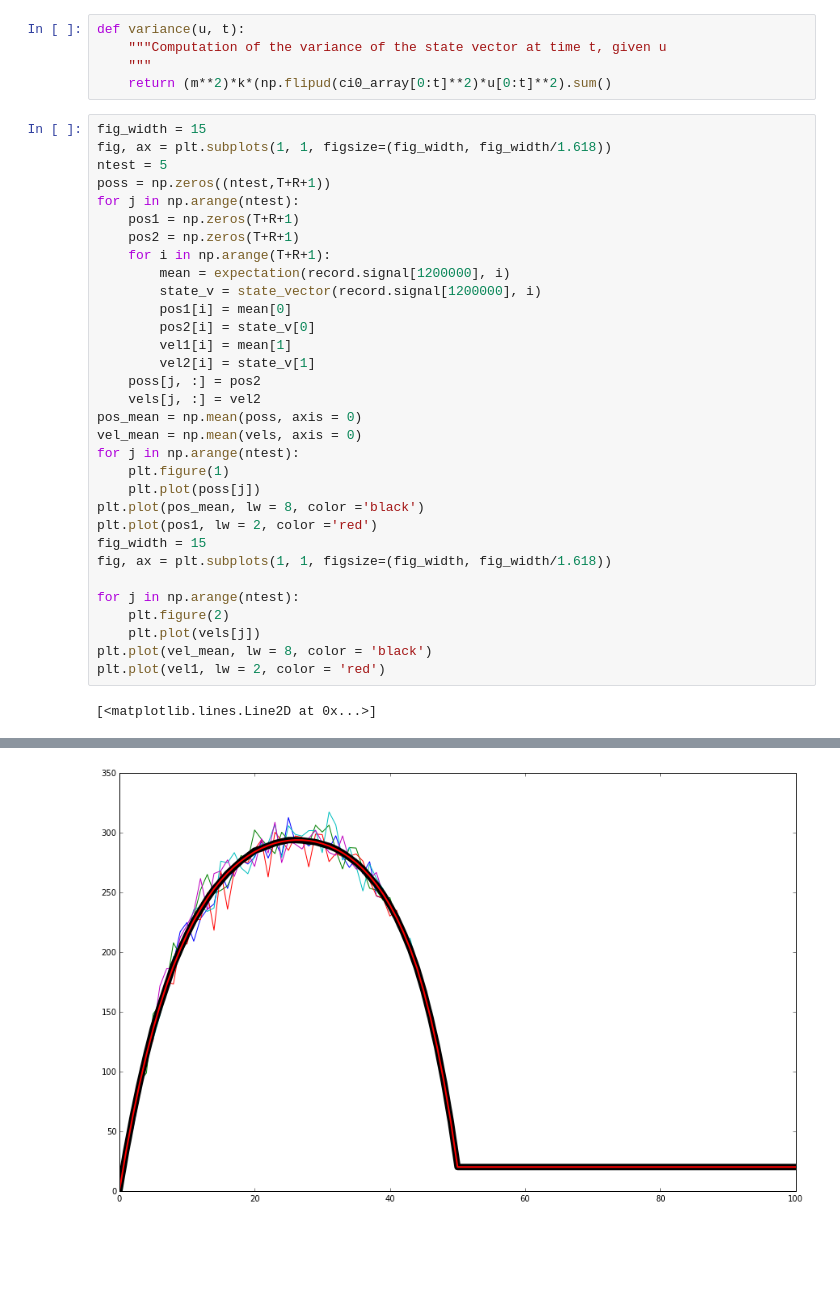
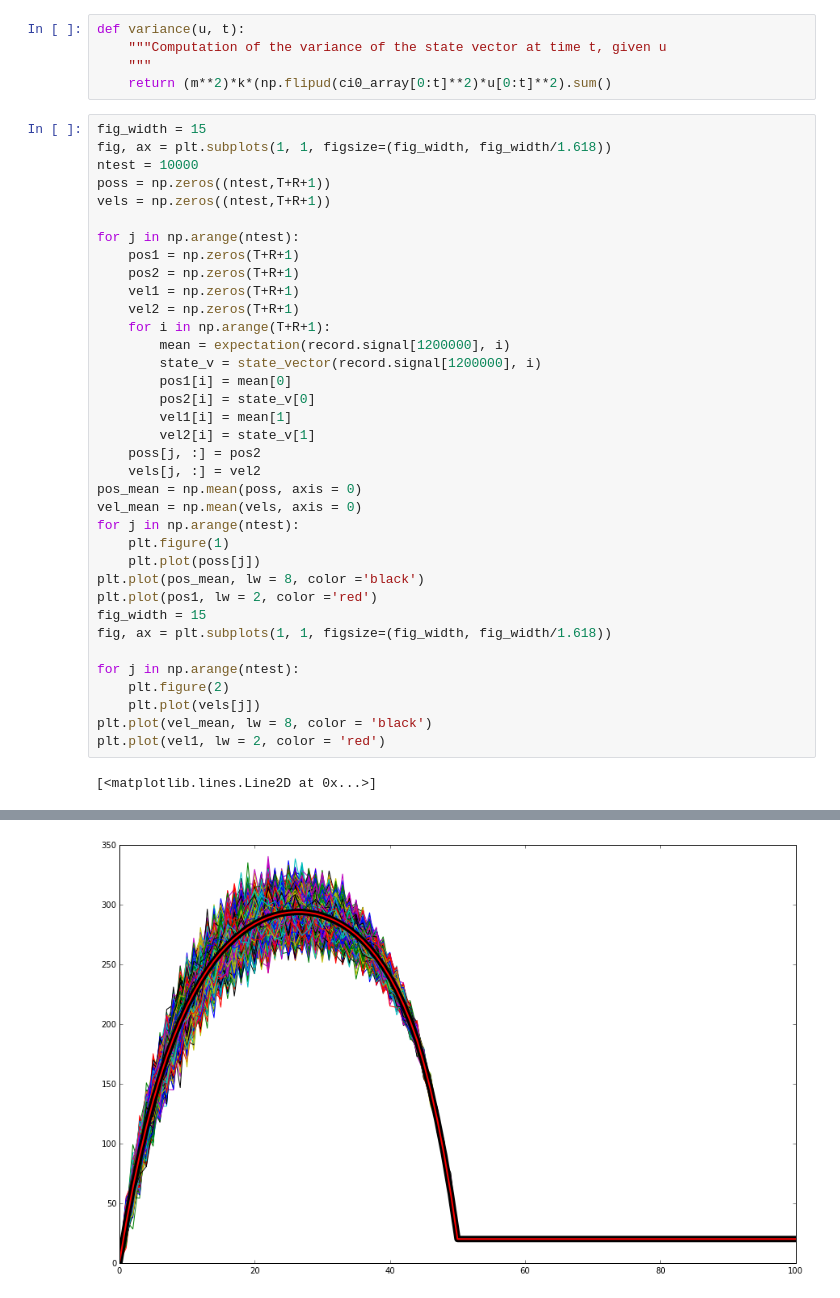
Before and after one commit to AnaideT/OptimalPrecision, a Jupyter notebook: 2017-07-13 Noised trajectories.ipynb, the cells around one changed output, grey strips where cells are left out. Saved outputs shown, nothing was run; the diff lists cells and outputs as text; blank space fills up the shorter version.

```diff
--- a/2017-07-13 Noised trajectories.ipynb
+++ b/2017-07-13 Noised trajectories.ipynb
@@ -137,11 +137,15 @@ def variance(u, t):
 # %%
 fig_width = 15
 fig, ax = plt.subplots(1, 1, figsize=(fig_width, fig_width/1.618))
-ntest = 5
+ntest = 10000
 poss = np.zeros((ntest,T+R+1))
+vels = np.zeros((ntest,T+R+1))
+
 for j in np.arange(ntest):
     pos1 = np.zeros(T+R+1)
     pos2 = np.zeros(T+R+1)
+    vel1 = np.zeros(T+R+1)
+    vel2 = np.zeros(T+R+1)
     for i in np.arange(T+R+1):
         mean = expectation(record.signal[1200000], i)
         state_v = state_vector(record.signal[1200000], i)
@@ -172 +176 @@ plt.plot(vel1, lw = 2, color = 'red')
-[figure, old version]
+[figure, new version]
```
Also changed, not shown: parts of 3 cells of this notebook, 4 other files.
